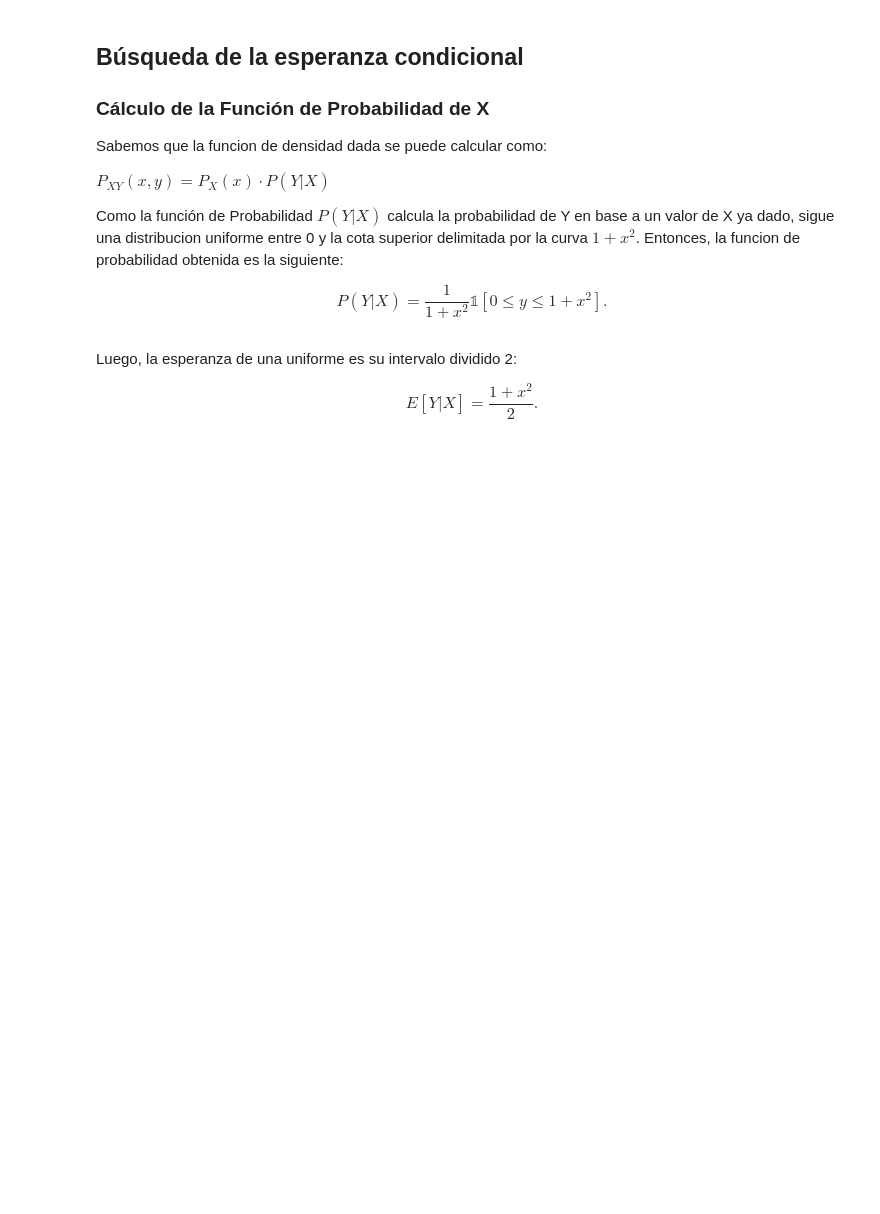
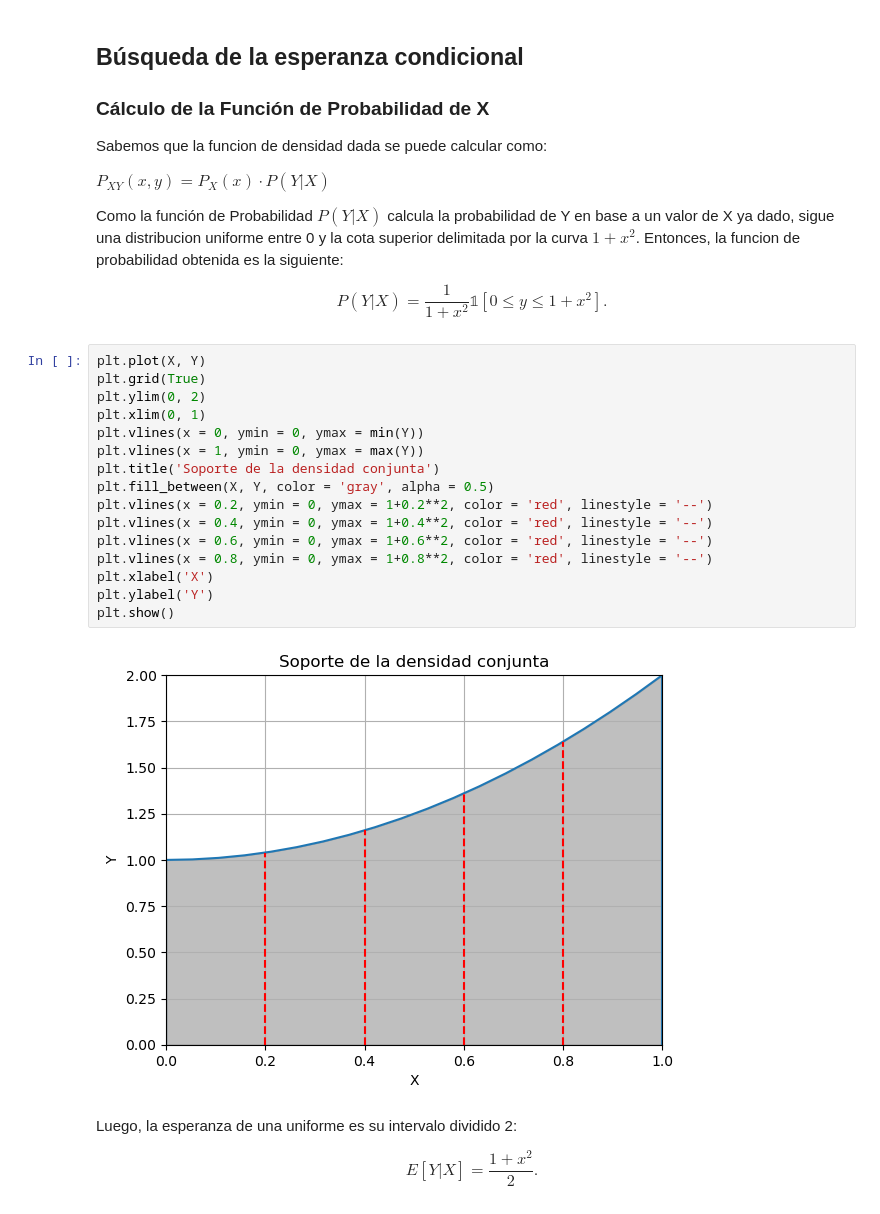
Before and after one commit to MaximilianoRodriguez01/TallerDeProcesamientoDeSenales, a Jupyter notebook: Clase14-03/obligatorio1.ipynb, the cells around one changed output. Saved outputs shown, nothing was run; the diff lists cells and outputs as text; blank space fills up the shorter version.

```diff
--- a/Clase14-03/obligatorio1.ipynb
+++ b/Clase14-03/obligatorio1.ipynb
@@ -50,6 +50,24 @@ $P_{XY}(x,y) = P_X(x) \cdot P(Y|X) $
 Como la función de Probabilidad $P(Y|X)$ calcula la probabilidad de Y en base a un valor de X ya dado, sigue una distribucion uniforme entre 0 y la cota superior delimitada por la curva $1 + x^2$. Entonces, la funcion de probabilidad obtenida es la siguiente:
 
 $$P(Y|X) = \frac{1}{1+x^2}𝟙{[0 \leq y \leq 1 + x^2]}.$$
+# %%
+plt.plot(X, Y)
+plt.grid(True)
+plt.ylim(0, 2)
+plt.xlim(0, 1)
+plt.vlines(x = 0, ymin = 0, ymax = min(Y))
+plt.vlines(x = 1, ymin = 0, ymax = max(Y))
+plt.title('Soporte de la densidad conjunta')
+plt.fill_between(X, Y, color = 'gray', alpha = 0.5)
+plt.vlines(x = 0.2, ymin = 0, ymax = 1+0.2**2, color = 'red', linestyle = '--')
+plt.vlines(x = 0.4, ymin = 0, ymax = 1+0.4**2, color = 'red', linestyle = '--')
+plt.vlines(x = 0.6, ymin = 0, ymax = 1+0.6**2, color = 'red', linestyle = '--')
+plt.vlines(x = 0.8, ymin = 0, ymax = 1+0.8**2, color = 'red', linestyle = '--')
+plt.xlabel('X')
+plt.ylabel('Y')
+plt.show()
+# %% [output]
+[figure, added]
 # %% [markdown]
 Luego, la esperanza de una uniforme es su intervalo dividido 2:
 
```
Also changed, not shown: parts of 3 cells of this notebook.
